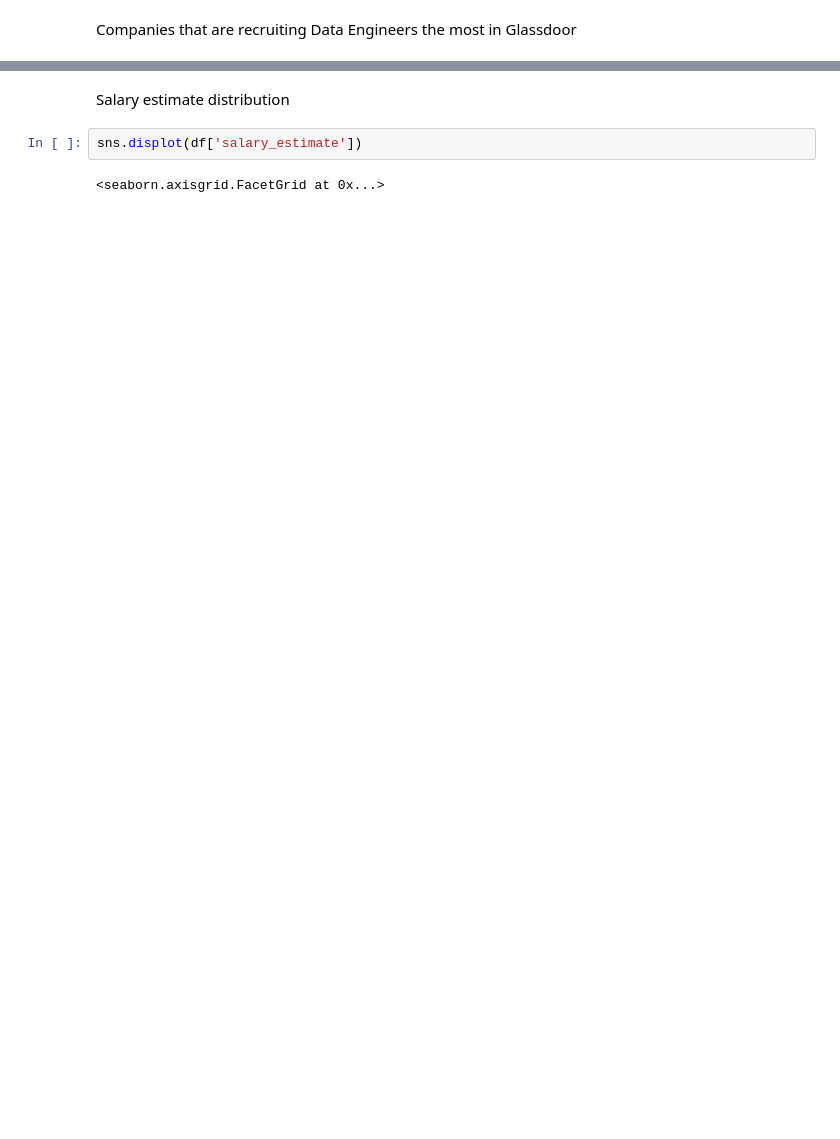
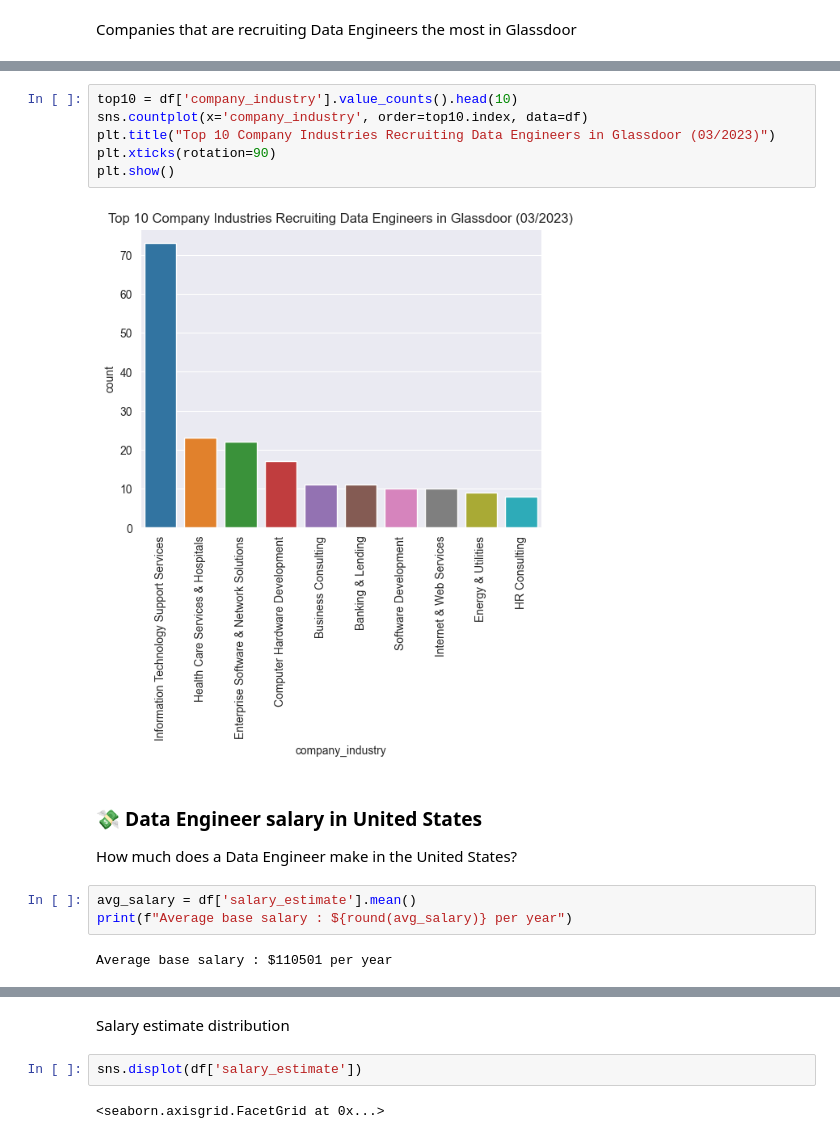
Before and after one commit to Hamagistral/DataEngineers-Glassdoor, a Jupyter notebook: notebooks/data_eda.ipynb, the cells around one changed output, grey strips where cells are left out. Drawn from its saved outputs; the diff is of its cells as text; blank space fills up the shorter version.

```diff
--- a/notebooks/data_eda.ipynb
+++ b/notebooks/data_eda.ipynb
@@ -159,0 +160,17 @@ plt.show()
+# %%
+top10 = df['company_industry'].value_counts().head(10)
+sns.countplot(x='company_industry', order=top10.index, data=df)
+plt.title("Top 10 Company Industries Recruiting Data Engineers in Glassdoor (03/2023)")
+plt.xticks(rotation=90)
+plt.show()
+# %% [output]
+[figure, added]
+# %% [markdown]
+### 💸 Data Engineer salary in United States
+
+How much does a Data Engineer make in the United States?
+# %%
+avg_salary = df['salary_estimate'].mean()
+print(f"Average base salary : ${round(avg_salary)} per year")
+# %% [output]
+Average base salary : $110501 per year
```
Also changed, not shown: parts of 30 cells of this notebook, 25 other files.
